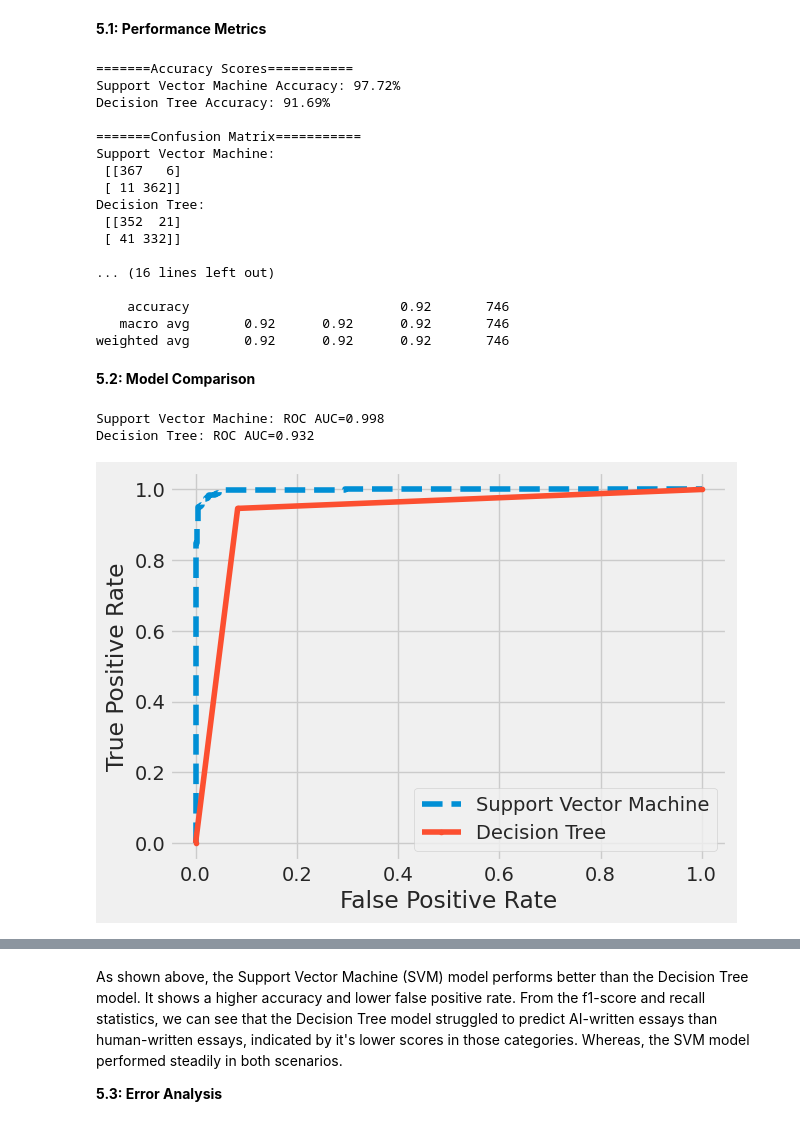
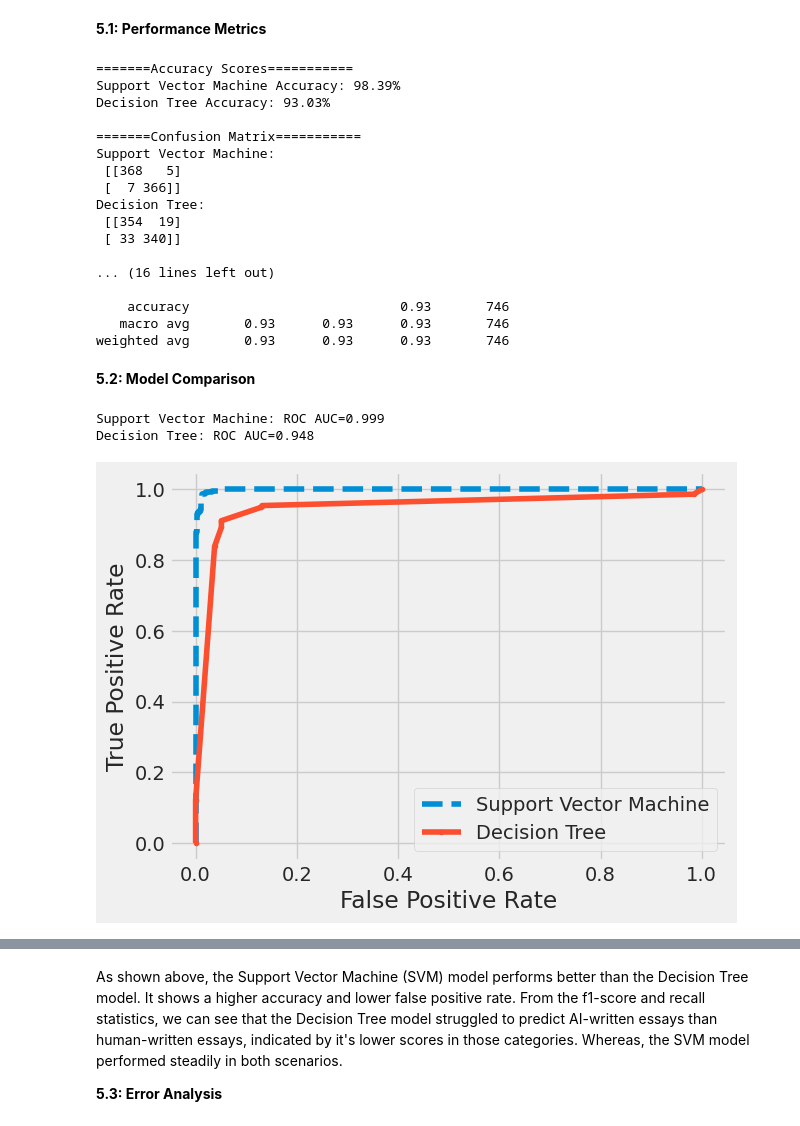
Before and after one commit to ennovak/LLMs-Course, a Jupyter notebook: Emily_Novak_assignment_1/Emily_Novak_assignment_1.ipynb, the cells around one changed output, grey strips where cells are left out. Saved outputs shown, nothing was run; the diff lists cells and outputs as text; code cells hidden in the pictures.

Commit message:
Add files via upload
Updated version of assignment 1 as well as final predictions made by the updated version

```diff
--- a/Emily_Novak_assignment_1/Emily_Novak_assignment_1.ipynb
+++ b/Emily_Novak_assignment_1/Emily_Novak_assignment_1.ipynb
@@ -658,14 +640,16 @@ tree.plot_tree(dt)
 # %%
-# Define decision tree using gini criterion
-dt_gini = tree.DecisionTreeClassifier(criterion='gini')
-dt_gini = dt_gini.fit(X_train_dt, Y_train)
+# Implement Decision Tree with optimized parameters
+clf = tree.DecisionTreeClassifier(criterion='gini', max_depth=5, min_samples_split=4, min_samples_leaf=2)
+clf = clf.fit(X_train_dt4, Y_train)
 
 # Make predictions
-y_pred_gini = dt_gini.predict(X_val_dt)
+y_pred_dt = clf.predict(X_val_dt4)
 
 # Print accuracy score
 print("=======Accuracy Score===========")
-acc_gini = metrics.accuracy_score(Y_val, y_pred_gini)
-print(f"Decision Tree Accuracy: {acc_gini*100:.2f}%")
+acc_dt = metrics.accuracy_score(Y_val, y_pred_dt)
+print(f"Decision Tree Accuracy: {acc_dt*100:.2f}%")
+
+accuracies['Decision Tree'] = np.round(acc_dt*100, 2)
 # %% [output]
 =======Accuracy Score===========
@@ -827,14 +656,0 @@ Decision Tree Accuracy: 91.69%
-# %%
-# Define decision tree with all arguments
-clf = tree.DecisionTreeClassifier(criterion='gini', max_depth=3, min_samples_split=4, min_samples_leaf=2)
-clf = clf.fit(X_train_dt, Y_train)
-
-# Make predictions
-y_pred_dt = clf.predict(X_val_dt)
-
-# Print accuracy score
-print("=======Accuracy Score===========")
-acc_dt = metrics.accuracy_score(Y_val, y_pred_dt)
-print(f"Decision Tree Accuracy: {acc_dt*100:.2f}%")
-
-accuracies['Decision Tree'] = np.round(acc_dt*100, 2)
@@ -886,66 +699,66 @@ print("Decision Tree:\n", metrics.confusion_matrix(Y_val, y_pred_dt))
 
 # Additional evaluation metrics
 print("\n=======Classification Report===========")
-print("Support Vector Machine:\n", metrics.classification_report(Y_val, y_pred_svm, target_names=['0','1']))
-print("Decision Tree:\n", metrics.classification_report(Y_val, y_pred_dt, target_names=['0', '1']))
+print("Support Vector Machine:\n", metrics.classification_report(Y_val, y_pred_svm, target_names=['Human','AI']))
+print("Decision Tree:\n", metrics.classification_report(Y_val, y_pred_dt, target_names=['Human', 'AI']))
 # %% [output]
 =======Accuracy Scores===========
-Support Vector Machine Accuracy: 97.72%
-Decision Tree Accuracy: 91.69%
+Support Vector Machine Accuracy: 98.39%
+Decision Tree Accuracy: 93.03%
 
 =======Confusion Matrix===========
 Support Vector Machine:
- [[367   6]
- [ 11 362]]
+ [[368   5]
+ [  7 366]]
 Decision Tree:
- [[352  21]
- [ 41 332]]
+ [[354  19]
+ [ 33 340]]
 
 ... (16 lines left out)
 
-    accuracy                           0.92       746
-   macro avg       0.92      0.92      0.92       746
-weighted avg       0.92      0.92      0.92       746
+    accuracy                           0.93       746
+   macro avg       0.93      0.93      0.93       746
+weighted avg       0.93      0.93      0.93       746
 # %% [markdown]
 **5.2: Model Comparison**
 # %%
 import matplotlib.pyplot as plt
 # roc curve and auc
 from sklearn.metrics import roc_curve
 from sklearn.metrics import roc_auc_score
 
 # predict probabilities
-sc_probs = sc.predict_proba(X_val_svm)
-dt_probs = dt.predict_proba(X_val_dt)
+svm_probs = final_svc.predict_proba(X_val_svm4)
+dt_probs = clf.predict_proba(X_val_dt4)
 # keep probabilities for the positive outcome only
-sc_probs = sc_probs[:, 1]
+svm_probs = svm_probs[:, 1]
 dt_probs = dt_probs[:, 1]
 # calculate scores
-sc_auc = roc_auc_score(Y_val, sc_probs)
+svm_auc = roc_auc_score(Y_val, svm_probs)
 dt_auc = roc_auc_score(Y_val, dt_probs)
 # Store scores for comparison
-roc_auc['SVM'] = np.round(sc_auc, 3)
+roc_auc['SVM'] = np.round(svm_auc, 3)
 roc_auc['Decision Tree'] = np.round(dt_auc, 3)
 # summarize scores
-print('Support Vector Machine: ROC AUC=%.3f' % (sc_auc))
+print('Support Vector Machine: ROC AUC=%.3f' % (svm_auc))
 print('Decision Tree: ROC AUC=%.3f' % (dt_auc))
 # calculate roc curves
-sc_fpr, sc_tpr, _ = roc_curve(Y_val, sc_probs)
+svm_fpr, svm_tpr, _ = roc_curve(Y_val, svm_probs)
 dt_fpr, dt_tpr, _ = roc_curve(Y_val, dt_probs)
 # plot the roc curve for the model
-plt.plot(sc_fpr, sc_tpr, linestyle='--', label='Support Vector Machine')
+plt.plot(svm_fpr, svm_tpr, linestyle='--', label='Support Vector Machine')
 plt.plot(dt_fpr, dt_tpr, marker='.', label='Decision Tree')
 # axis labels
 plt.xlabel('False Positive Rate')
 plt.ylabel('True Positive Rate')
 # show the legend
 plt.legend()
 # show the plot
 plt.show()
 # %% [output]
-Support Vector Machine: ROC AUC=0.998
-Decision Tree: ROC AUC=0.932
+Support Vector Machine: ROC AUC=0.999
+Decision Tree: ROC AUC=0.948
-[figure, old version]
+[figure, new version]
 # %%
 # Create comparison table
 comparison_table = pd.DataFrame({
```
Also changed, not shown: parts of 59 cells of this notebook, 1 other file.
